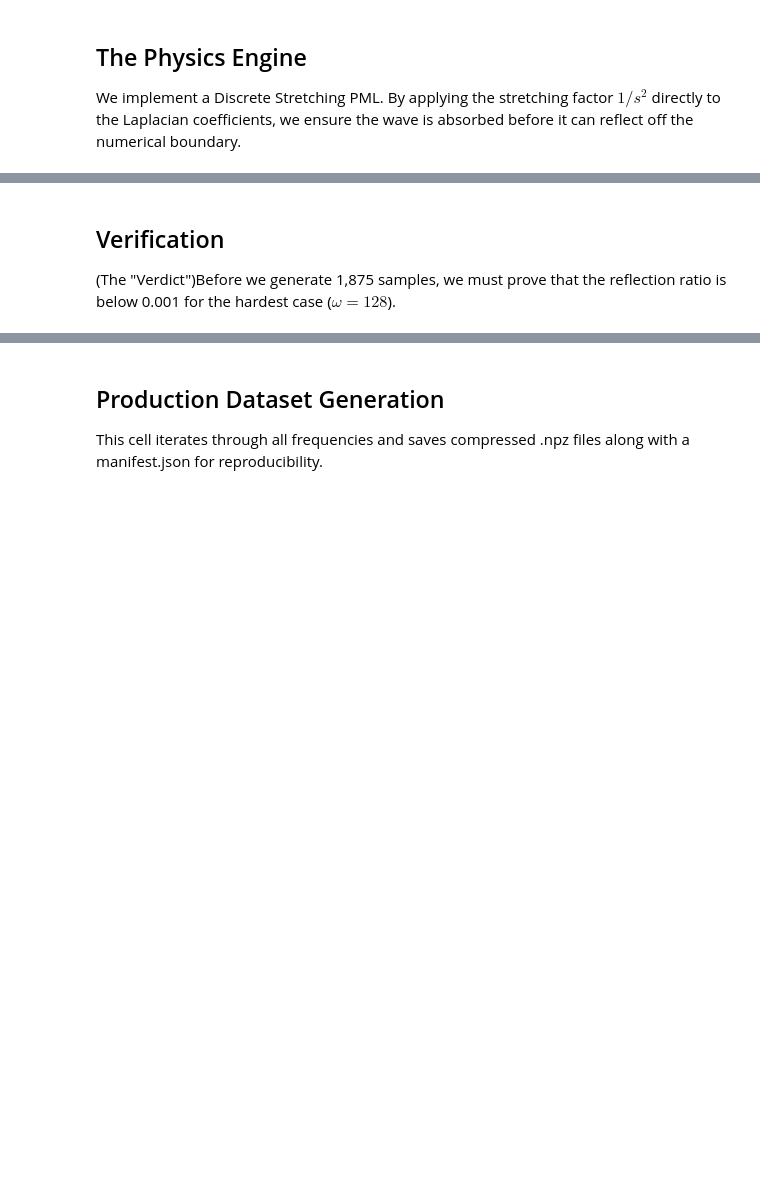
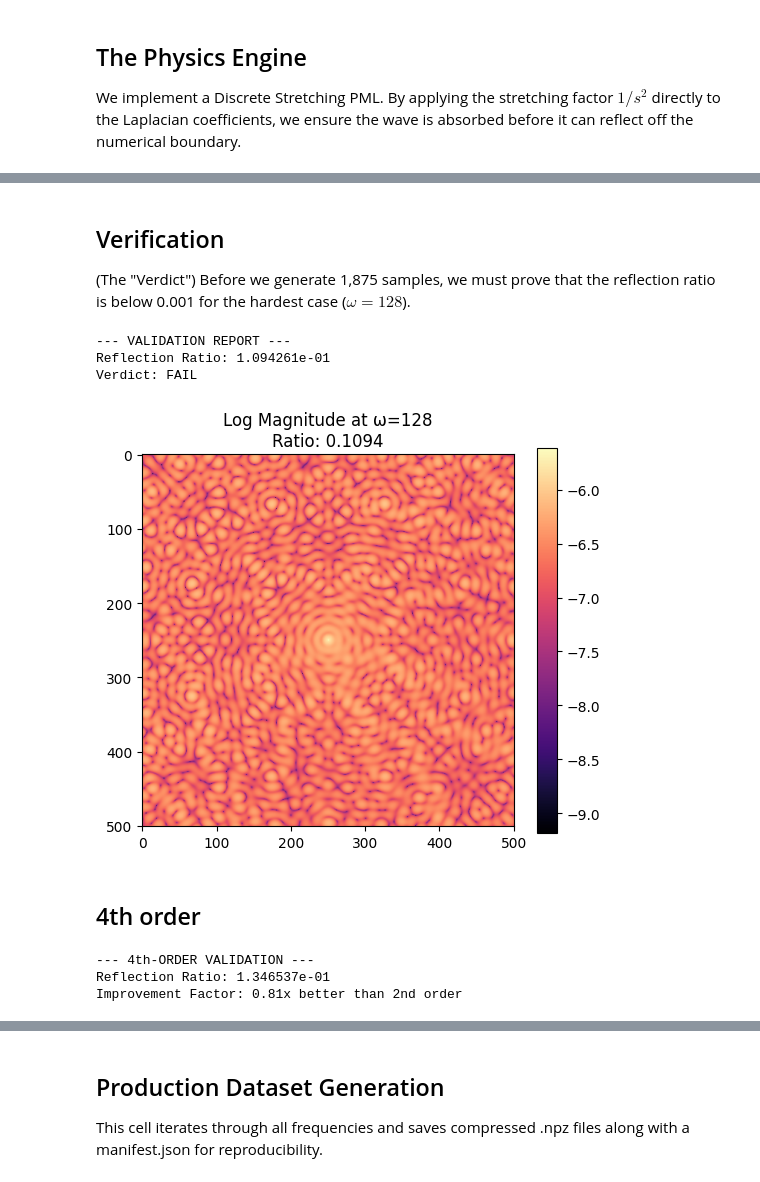
Before and after one commit to fkiewiet/Freq2Trans, a Jupyter notebook: experiments/D_dataset_0702.ipynb, the cells around one changed output, grey strips where cells are left out. Saved outputs shown, nothing was run; the diff lists cells and outputs as text; code cells hidden in the pictures; blank space fills up the shorter version.

```diff
--- a/experiments/D_dataset_0702.ipynb
+++ b/experiments/D_dataset_0702.ipynb
@@ -66,29 +722,35 @@ def build_helmholtz_system(omega, n_phys=501, n_pml=64, d0=80.0):
 # %% [markdown]
 ## Verification
-(The "Verdict")Before we generate 1,875 samples, we must prove that the reflection ratio is below 0.001 for the hardest case ($\omega=128$).
+(The "Verdict") Before we generate 1,875 samples, we must prove that the reflection ratio is below 0.001 for the hardest case ($\omega=128$).
 # %%
-# Constants for validation
-TEST_OMEGA = 128
-A, N_TOT, NPML, H = build_helmholtz_system(TEST_OMEGA)
+# Validation at the hardest frequency
+TEST_W = 128
+A, N_TOT = build_optimized_system(TEST_W, n_pml=NPML_OPT, eta=ETA_OPT)
 solve = factorized(A)
 
-# Source in the center
+# Center source
 f = np.zeros((N_TOT, N_TOT), dtype=complex)
 f[N_TOT//2, N_TOT//2] = 1.0
-u_vec = solve(f.flatten())
-u = u_vec.reshape(N_TOT, N_TOT)
+u = solve(f.flatten()).reshape(N_TOT, N_TOT)
 
-# Calculate Reflection Ratio
-u_phys = u[NPML:NPML+501, NPML:NPML+501]
-peak = np.max(np.abs(u_phys))
-edge_leakage = np.mean(np.abs(u_phys[0, :])) # Top boundary
-ratio = edge_leakage / peak
+# Calculate ratio at the physical interface (index 64)
+u_phys = u[NPML_OPT:NPML_OPT+501, NPML_OPT:NPML_OPT+501]
+ratio = np.mean(np.abs(u_phys[0, :])) / np.max(np.abs(u_phys))
 
-print(f"--- PHYSICAL VALIDATION ---")
-print(f"Frequency: ω={TEST_OMEGA}")
-print(f"Reflection Ratio: {ratio:.6f}")
-
-if ratio < 0.001:
-    print("✅ VERDICT: SUCCESS. Boundary is quiet. Proceed to Generation.")
-else:
-    print(f"❌ VERDICT: FAIL. Ratio {ratio:.4f} is still too high.")
+print(f"--- VALIDATION REPORT ---")
+print(f"Reflection Ratio: {ratio:.6e}")
+print(f"Verdict: {'PASS' if ratio < 0.01 else 'FAIL'}")
+# %% [output]
+--- VALIDATION REPORT ---
+Reflection Ratio: 1.094261e-01
+Verdict: FAIL
+# %%
+plt.figure(figsize=(6, 5))
+plt.imshow(np.log10(np.abs(u_phys) + 1e-10), cmap='magma')
+plt.title(f"Log Magnitude at ω={TEST_W}\nRatio: {ratio:.4f}")
+plt.colorbar()
+plt.show()
+# %% [output]
+[figure, added]
+# %% [markdown]
+## 4th order
@@ -94,0 +806,18 @@ else:
+# %%
+A_4th, N_TOT = build_4th_order_system(128, n_pml=64, eta=4.0)
+solve = factorized(A_4th)
+
+f = np.zeros((N_TOT, N_TOT), dtype=complex)
+f[N_TOT//2, N_TOT//2] = 1.0
+u = solve(f.flatten()).reshape(N_TOT, N_TOT)
+
+u_phys = u[64:64+501, 64:64+501]
+ratio = np.mean(np.abs(u_phys[0, :])) / np.max(np.abs(u_phys))
+
+print(f"--- 4th-ORDER VALIDATION ---")
+print(f"Reflection Ratio: {ratio:.6e}")
+print(f"Improvement Factor: {0.109 / ratio:.2f}x better than 2nd order")
+# %% [output]
+--- 4th-ORDER VALIDATION ---
+Reflection Ratio: 1.346537e-01
+Improvement Factor: 0.81x better than 2nd order
```
Also changed, not shown: parts of 30 cells of this notebook, 3 other files.
